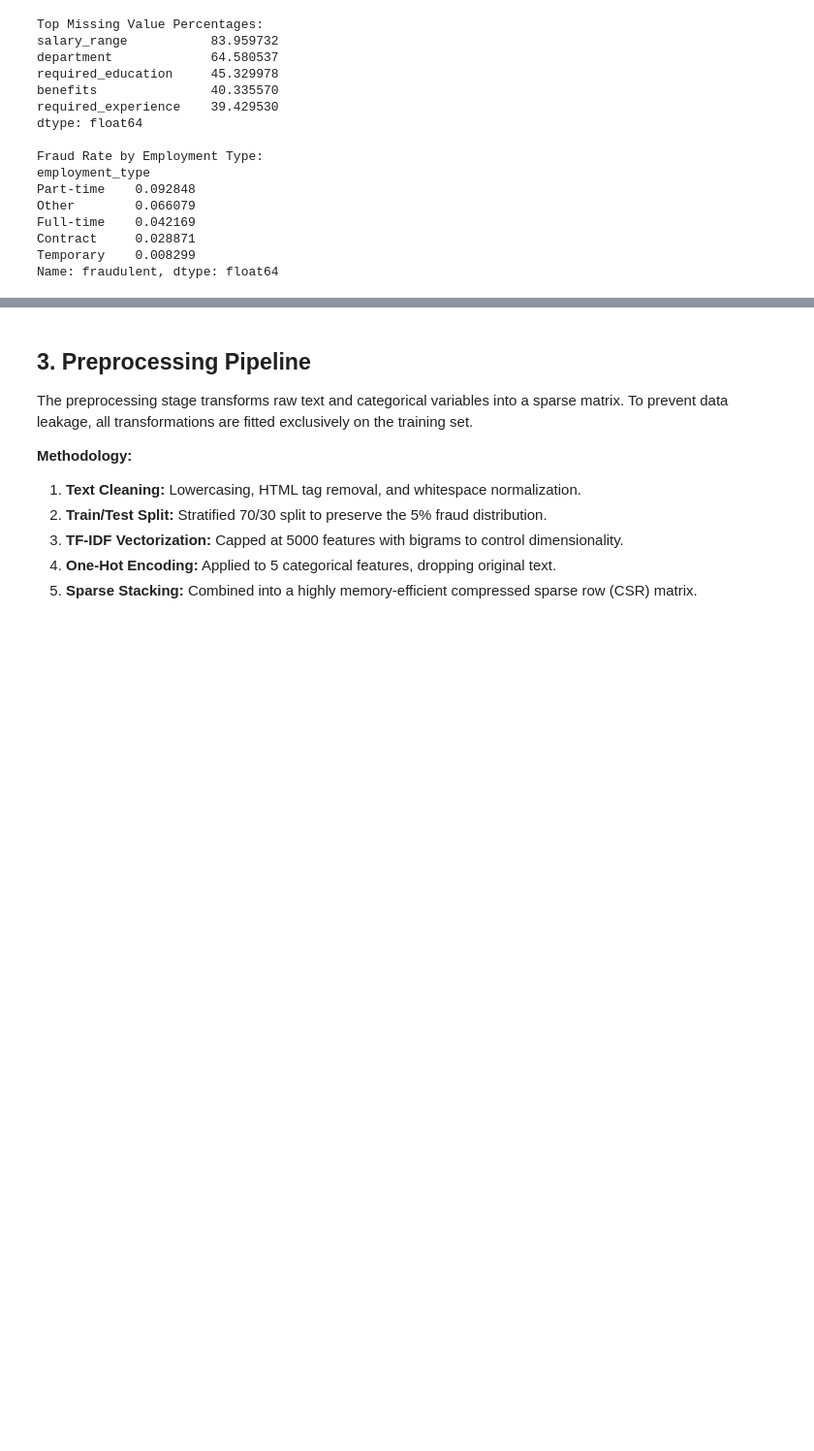
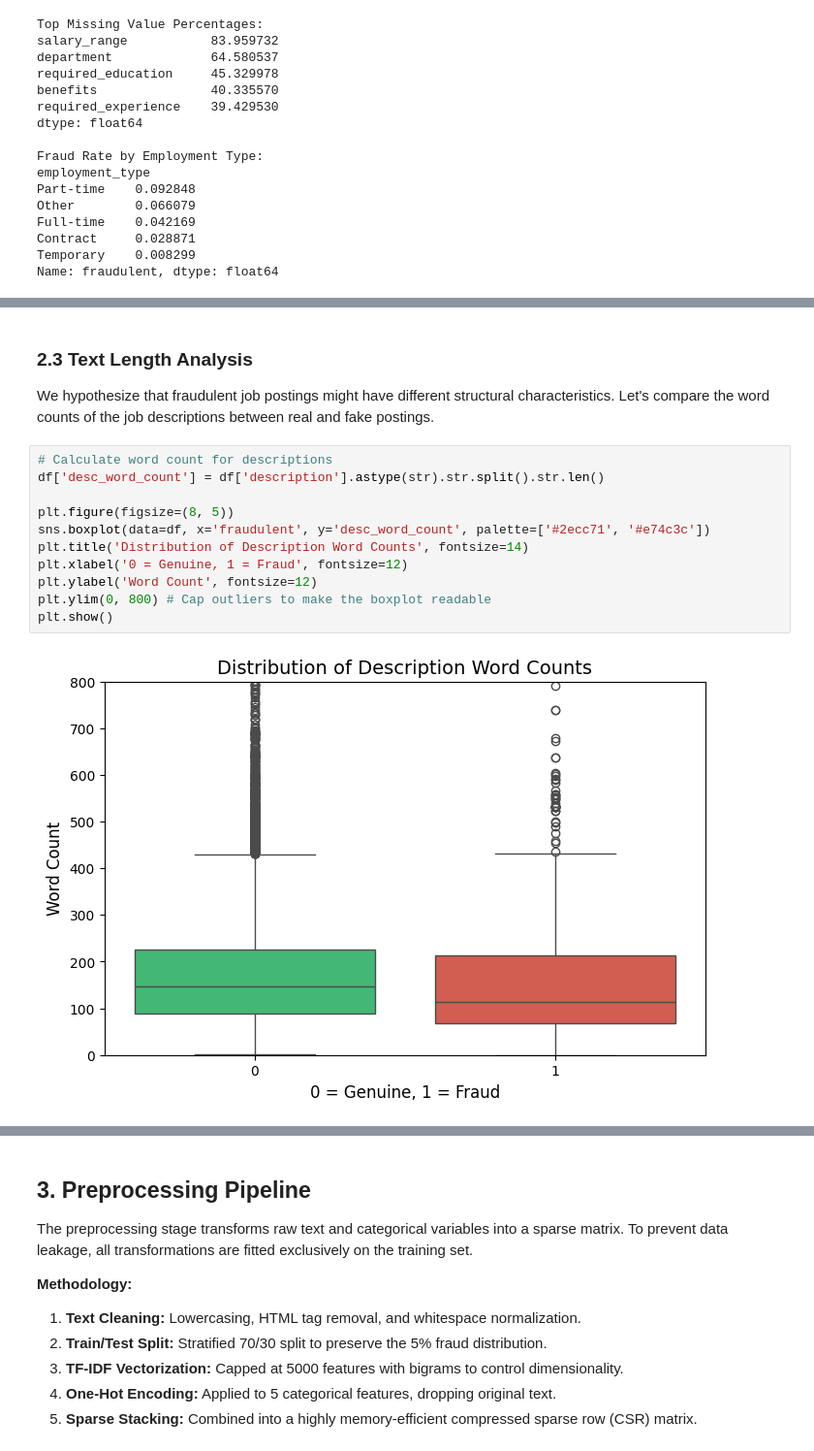
Before and after one commit to archie-2006/fake-job-post-detection, a Jupyter notebook: notebooks/notebook.ipynb, the cells around one changed output, grey strips where cells are left out. Shown at 97% size. Cells and saved outputs as stored; diff of their text form; blank space fills up the shorter version.

```diff
--- a/notebooks/notebook.ipynb
+++ b/notebooks/notebook.ipynb
@@ -58,0 +90,16 @@ Name: fraudulent, dtype: float64
+# %% [markdown]
+### 2.3 Text Length Analysis
+We hypothesize that fraudulent job postings might have different structural characteristics. Let's compare the word counts of the job descriptions between real and fake postings.
+# %%
+# Calculate word count for descriptions
+df['desc_word_count'] = df['description'].astype(str).str.split().str.len()
+
+plt.figure(figsize=(8, 5))
+sns.boxplot(data=df, x='fraudulent', y='desc_word_count', palette=['#2ecc71', '#e74c3c'])
+plt.title('Distribution of Description Word Counts', fontsize=14)
+plt.xlabel('0 = Genuine, 1 = Fraud', fontsize=12)
+plt.ylabel('Word Count', fontsize=12)
+plt.ylim(0, 800) # Cap outliers to make the boxplot readable
+plt.show()
+# %% [output]
+[figure, added]
```
Also changed, not shown: parts of 17 cells of this notebook, 1 other file.
